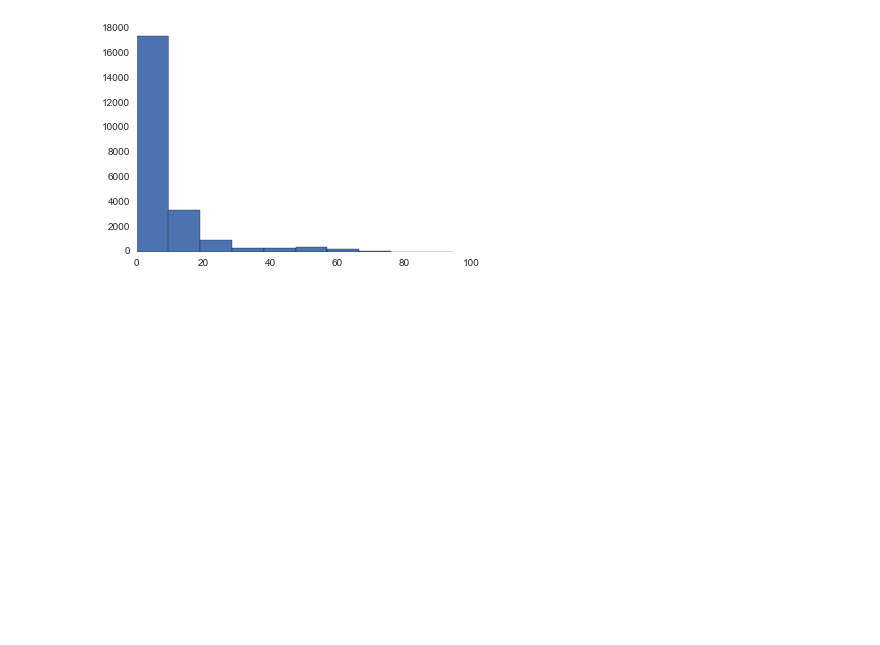
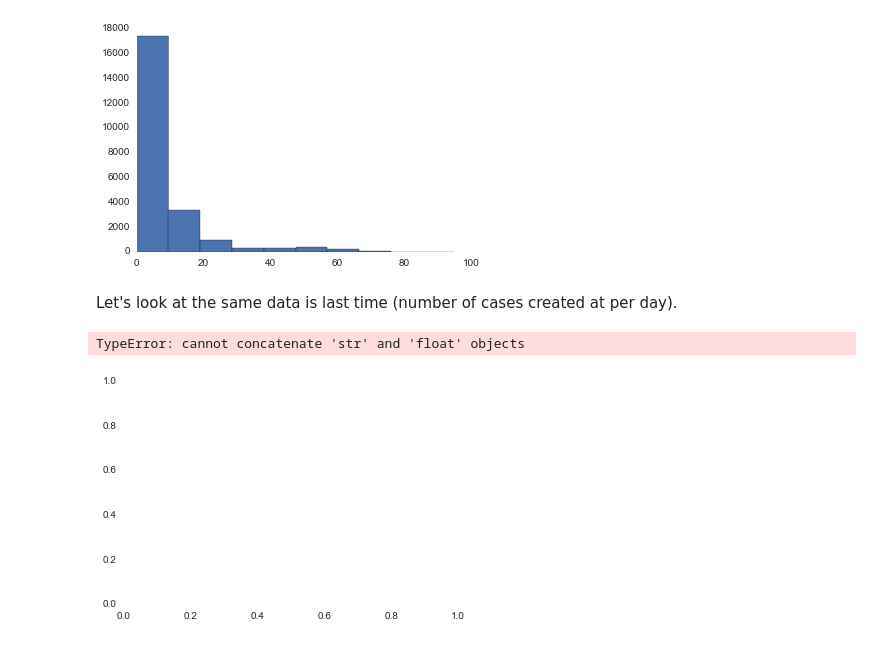
Before and after one commit to alharmon13/DAT_SF_12, a Jupyter notebook: Project /Desk.ipynb, the cells around one changed output. Saved outputs shown, nothing was run; the diff lists cells and outputs as text; code cells hidden in the pictures; blank space fills up the shorter version.

```diff
--- a/Project /Desk.ipynb
+++ b/Project /Desk.ipynb
@@ -74,3 +105,10 @@ data['tfr'].hist()
 # %% [output]
 <matplotlib.axes._subplots.AxesSubplot at 0x...>
 [figure]
+# %% [markdown]
+Let's look at the same data is last time (number of cases created at per day).
+# %%
+data['created_at_date'].hist()
+# %% [output]
+TypeError: cannot concatenate 'str' and 'float' objects
+[figure, added]
```
Also changed, not shown: parts of 11 cells of this notebook, 1 other file.
